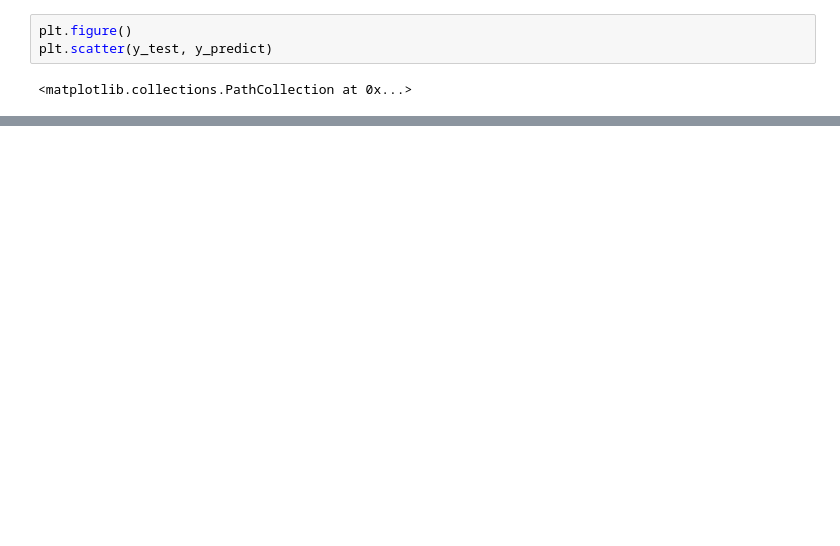
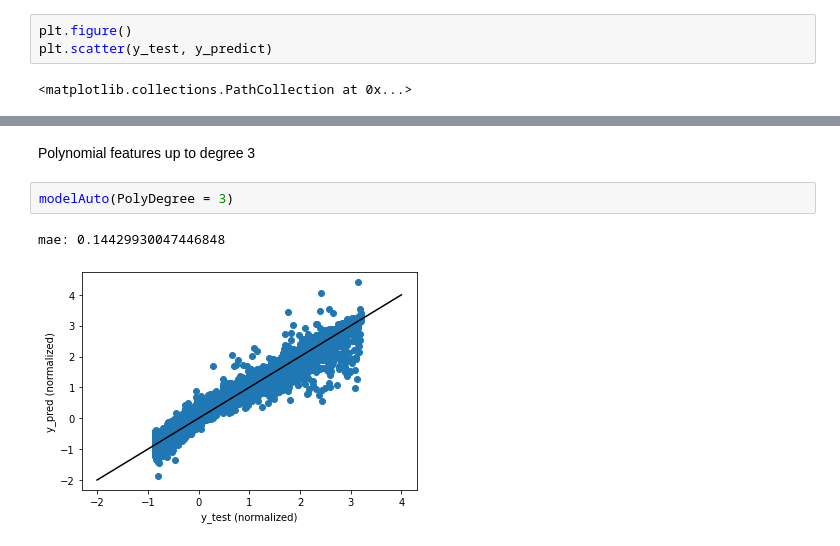
Before and after one commit to mishasilva01/FAA_project2, a Jupyter notebook: script.ipynb, the cells around one changed output, grey strips where cells are left out. Drawn from its saved outputs; the diff is of its cells as text; blank space fills up the shorter version.

```diff
--- a/script.ipynb
+++ b/script.ipynb
@@ -448,0 +522,7 @@ plt.scatter(y_test, y_predict)
+# %% [markdown]
+Polynomial features up to degree 3
+# %%
+modelAuto(PolyDegree = 3)
+# %% [output]
+mae: 0.14429930047446848
+[figure, added]
```
Also changed, not shown: parts of 14 cells of this notebook.
